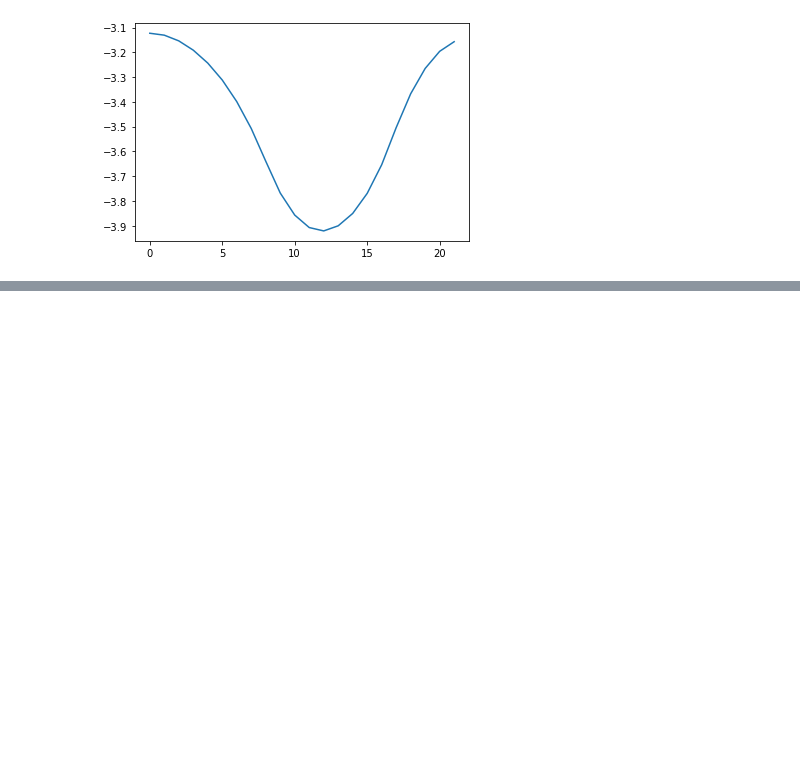
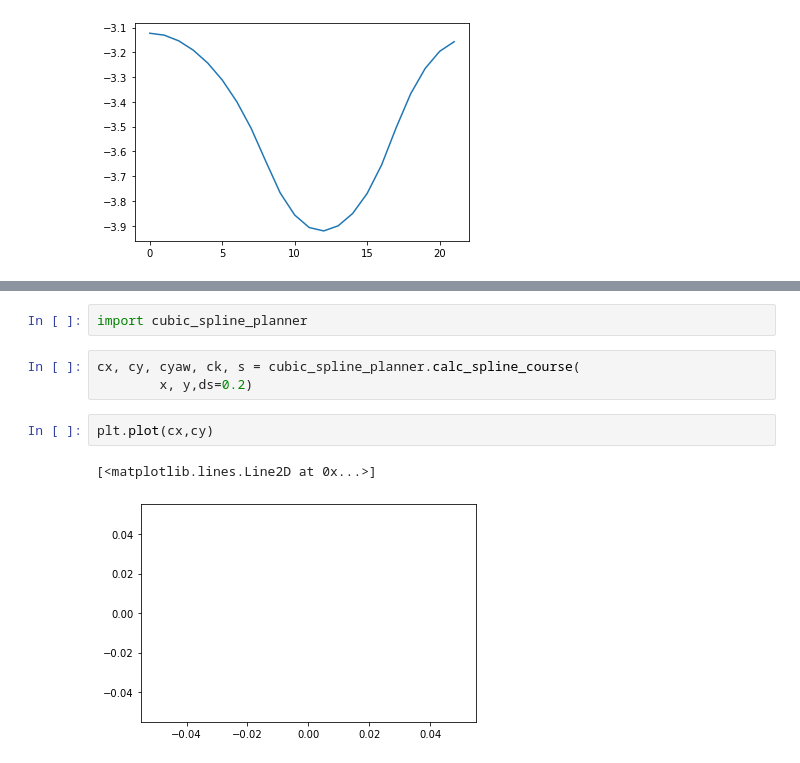
Before and after one commit to Kaushal1011/akatsuki_au_bfmc21, a Jupyter notebook: nbs/MPC.ipynb, the cells around one changed output, grey strips where cells are left out. Drawn from its saved outputs; the diff is of its cells as text; blank space fills up the shorter version.

```diff
--- a/nbs/MPC.ipynb
+++ b/nbs/MPC.ipynb
@@ -589,0 +621,10 @@ plt.plot(cyaw)
+# %%
+import cubic_spline_planner
+# %%
+cx, cy, cyaw, ck, s = cubic_spline_planner.calc_spline_course(
+        x, y,ds=0.2)
+# %%
+plt.plot(cx,cy)
+# %% [output]
+[<matplotlib.lines.Line2D at 0x...>]
+[figure, added]
```
Also changed, not shown: parts of 10 cells of this notebook, 13 other files.
